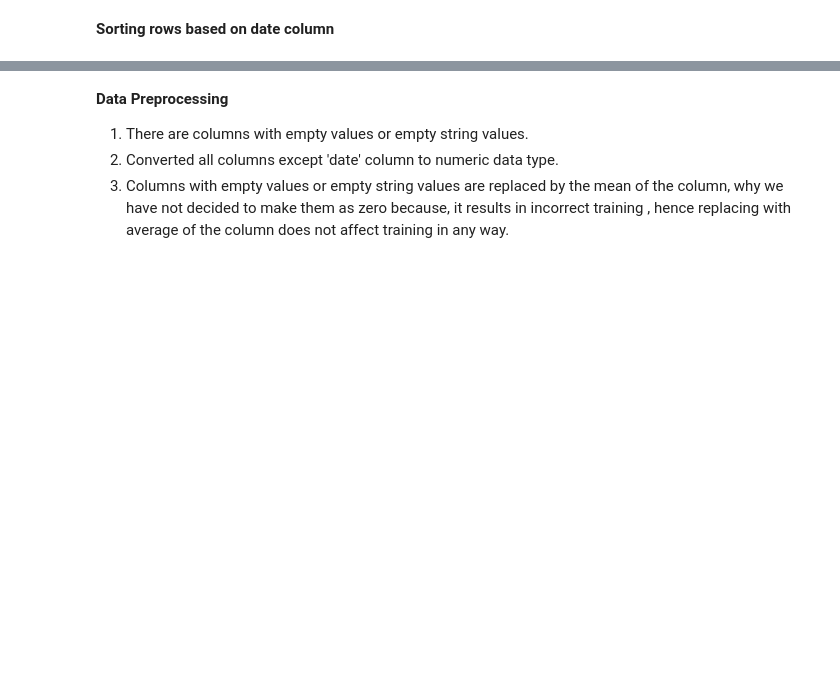
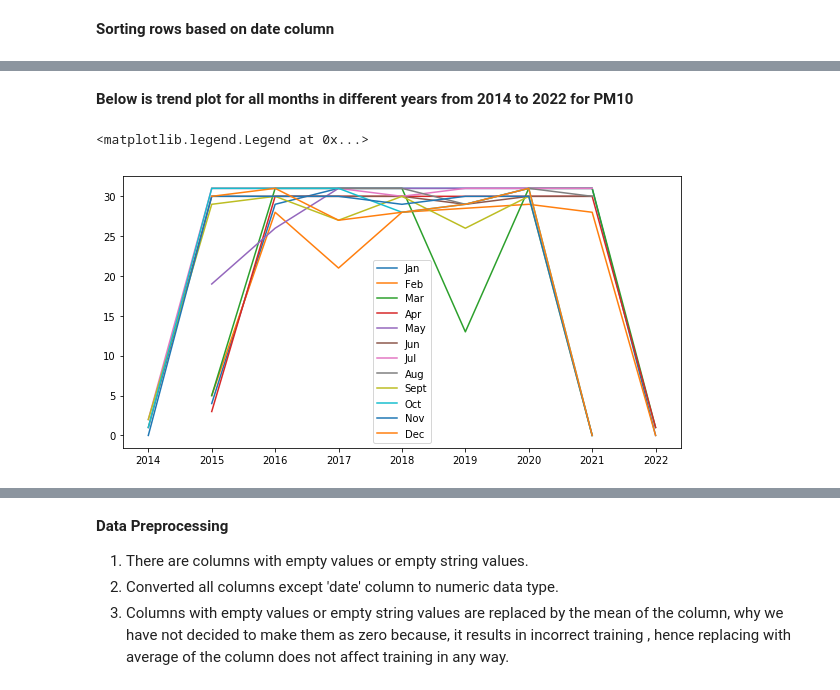
Before and after one commit to quasar-U127/AQI-forcasting, a Jupyter notebook: air_quality_analysis.ipynb, the cells around one changed output, grey strips where cells are left out. Saved outputs shown, nothing was run; the diff lists cells and outputs as text; code cells hidden in the pictures; blank space fills up the shorter version.

```diff
--- a/air_quality_analysis.ipynb
+++ b/air_quality_analysis.ipynb
@@ -55,0 +155,17 @@ df
+# %% [markdown]
+**Below is trend plot for all months in different years from 2014 to 2022 for PM10**
+# %%
+months2num = {"Jan":1,"Feb":2,"Mar":3,"Apr":4,"May":5,"Jun":6,"Jul":7,"Aug":8,"Sept":9,"Oct":10,"Nov":11,"Dec":12}
+data=df.set_index("date")
+# Change the months list to show for different datas
+months_list = ["Jan","Feb","Mar","Apr","May","Jun","Jul","Aug","Sept","Oct","Nov","Dec"]
+fig, ax = plt.subplots(figsize=(10, 5))
+
+for month in months_list:
+    datum=data[data.index.month==months2num[month]]["pm10"]
+    # g = datum["aqi"].groupby(datum.index.year)
+    ax.plot(datum.isna().groupby(datum.index.year).sum(),label=month)
+ax.legend()
+# %% [output]
+<matplotlib.legend.Legend at 0x...>
+[figure, added]
```
Also changed, not shown: parts of 15 cells of this notebook, 3 other files.
